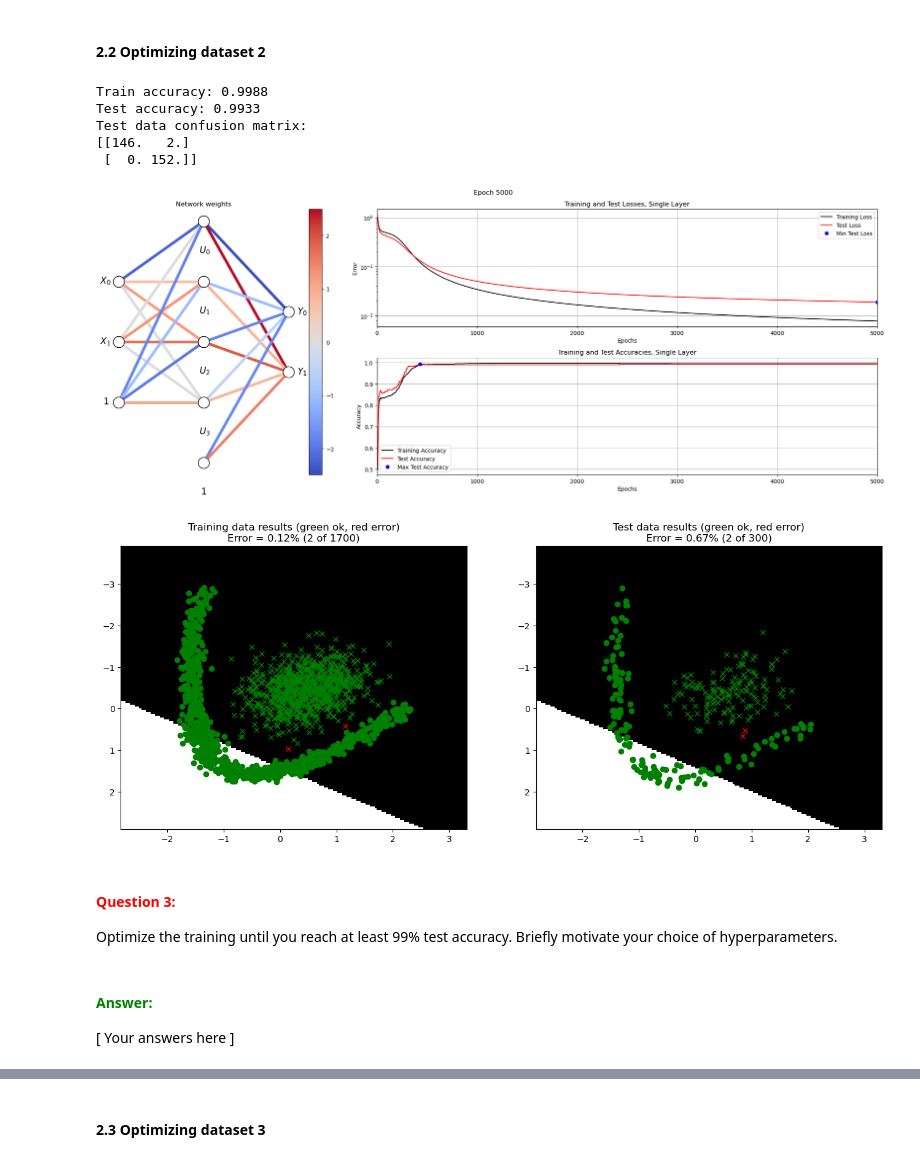
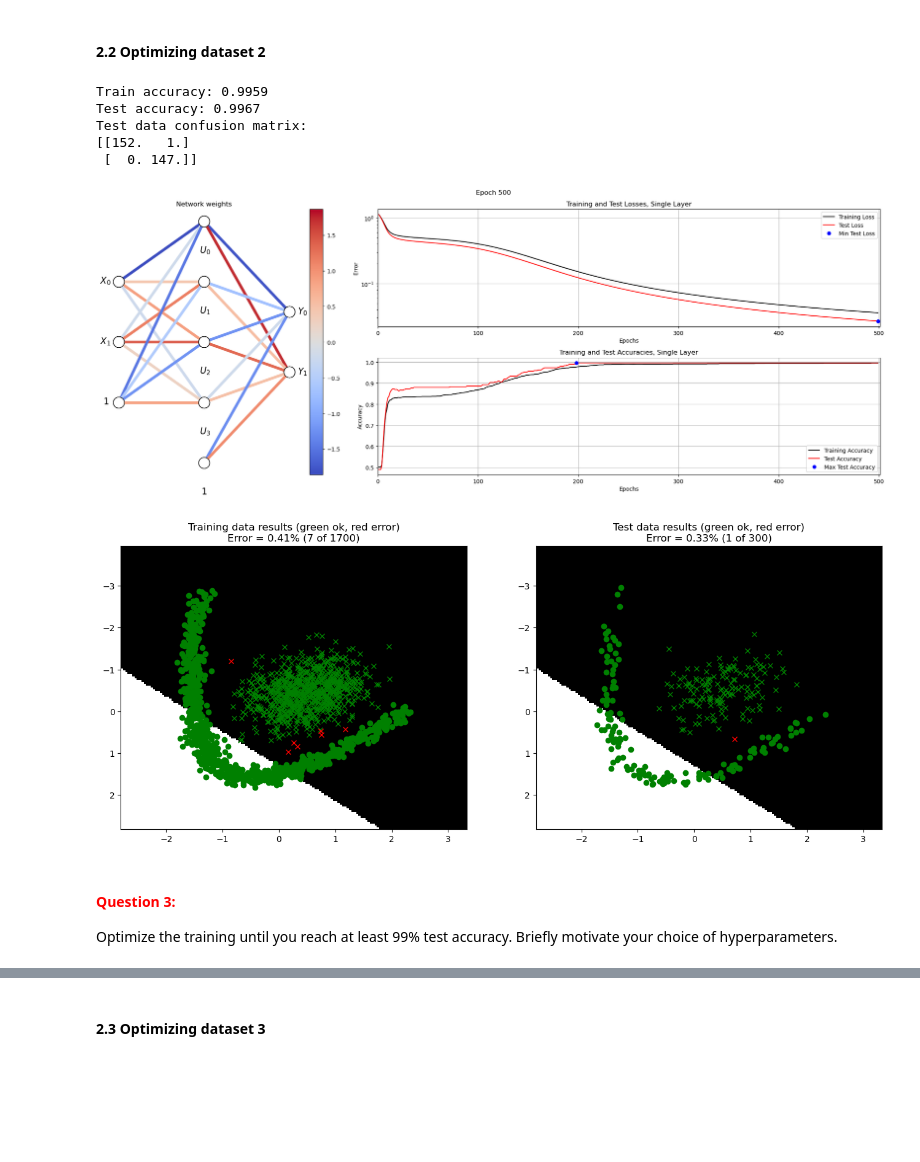
Before and after one commit to ash-rulz/NeuralNet, a Jupyter notebook: A1_Supervised/main3_MultiLayer.ipynb, the cells around one changed output, grey strips where cells are left out. Drawn from its saved outputs; the diff is of its cells as text; code cells hidden in the pictures; blank space fills up the shorter version.

Commit message:
Answering question on multilayer comments

```diff
--- a/A1_Supervised/main3_MultiLayer.ipynb
+++ b/A1_Supervised/main3_MultiLayer.ipynb
@@ -414,40 +427,36 @@ Optimize the training until you reach at least 98% test accuracy. Briefly motiva
 # %%
 # --------------------------------------------
 # === Your code here =========================
 # --------------------------------------------
 nInputs  = 2
 nClasses = 2
 nHidden  = 4
 
 #Xavier initialization
 lower_1 = -(1.0 / np.sqrt(nInputs))
 upper_1 = (1.0 / np.sqrt(nInputs))
 W1_0 = np.linspace(lower_1, upper_1 , nInputs * nHidden).reshape(nInputs,nHidden)
 B1_0 = np.linspace(lower_1, upper_1 , nHidden).reshape(1,nHidden)
 
 lower_2 = -(1.0 / np.sqrt(nHidden))
 upper_2 = (1.0 / np.sqrt(nHidden))
 W2_0 = np.linspace(lower_2, upper_2 , nHidden * nClasses).reshape(nHidden,nClasses)
 B2_0 = np.linspace(lower_2, upper_2 , nClasses).reshape(1,nClasses)
 
-params = {"epochs": 5000, "learningRate": 0.05, "normalize": True, "useTanhOutput": True}
+params = {"epochs": 500, "learningRate": 0.1, "normalize": True, "useTanhOutput": True}
 
 # ============================================
 
 trainMultiLayerOnDataset(2, 0.15, W1_0, B1_0, W2_0, B2_0, params)
 # %% [output]
-Train accuracy: 0.9988
-Test accuracy: 0.9933
+Train accuracy: 0.9959
+Test accuracy: 0.9967
 Test data confusion matrix:
-[[146.   2.]
- [  0. 152.]]
+[[152.   1.]
+ [  0. 147.]]
-[figure, old version]
+[figure, new version]
-[figure, old version]
+[figure, new version]
 # %% [markdown]
 #### **<span style="color:red">Question 3:</span>**
 
 Optimize the training until you reach at least 99% test accuracy. Briefly motivate your choice of hyperparameters.
-# %% [markdown]
-#### **<span style="color:green">Answer:</span>**
-
-\[ Your answers here \]
```
Also changed, not shown: parts of 6 cells of this notebook, 1 other file.
